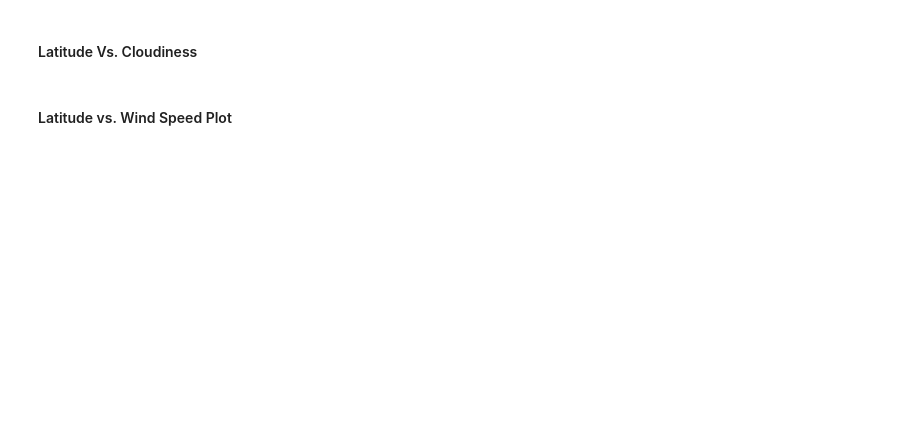
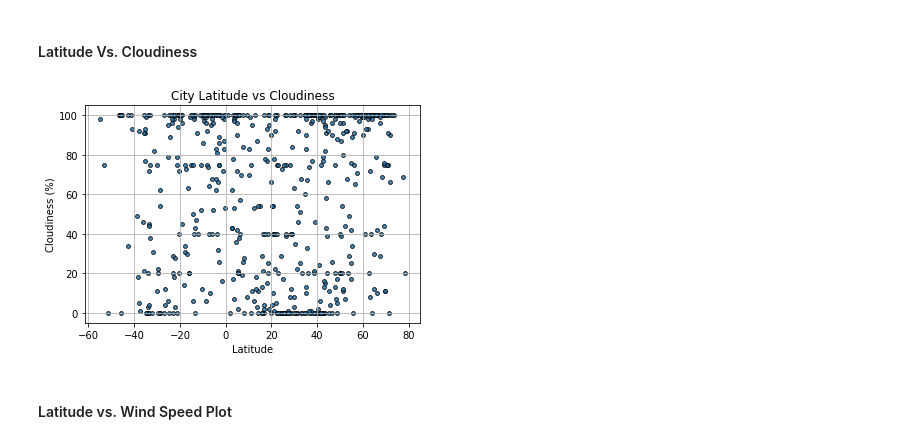
Before and after one commit to jf11235/python-api-challenge, a Jupyter notebook: WeatherPy.ipynb, the cells around one changed output. Cells and saved outputs as stored; diff of their text form; code cells hidden in the pictures; blank space fills up the shorter version.

```diff
--- a/WeatherPy.ipynb
+++ b/WeatherPy.ipynb
@@ -200,16 +241,22 @@ plt.show()
 #### Latitude Vs. Cloudiness
 # %%
 # Build the scatter plots for latitude vs. cloudiness
-# YOUR CODE HERE
+plt.scatter(city_data_df['Lat'], city_data_df['Cloudiness'],s=15,alpha=.8, edgecolors='black')
+plt.xlabel('Latitude')
+plt.ylabel('Cloudiness (%)')
+plt.grid()
+plt.title('City Latitude vs Cloudiness')
 
 # Incorporate the other graph properties
 # YOUR CODE HERE
 
 # Save the figure
 plt.savefig("output_data/Fig3.png")
 
 # Show plot
 plt.show()
+# %% [output]
+[figure, added]
 # %% [markdown]
 #### Latitude vs. Wind Speed Plot
 # %%
```
Also changed, not shown: parts of 8 cells of this notebook, 5 other files.
